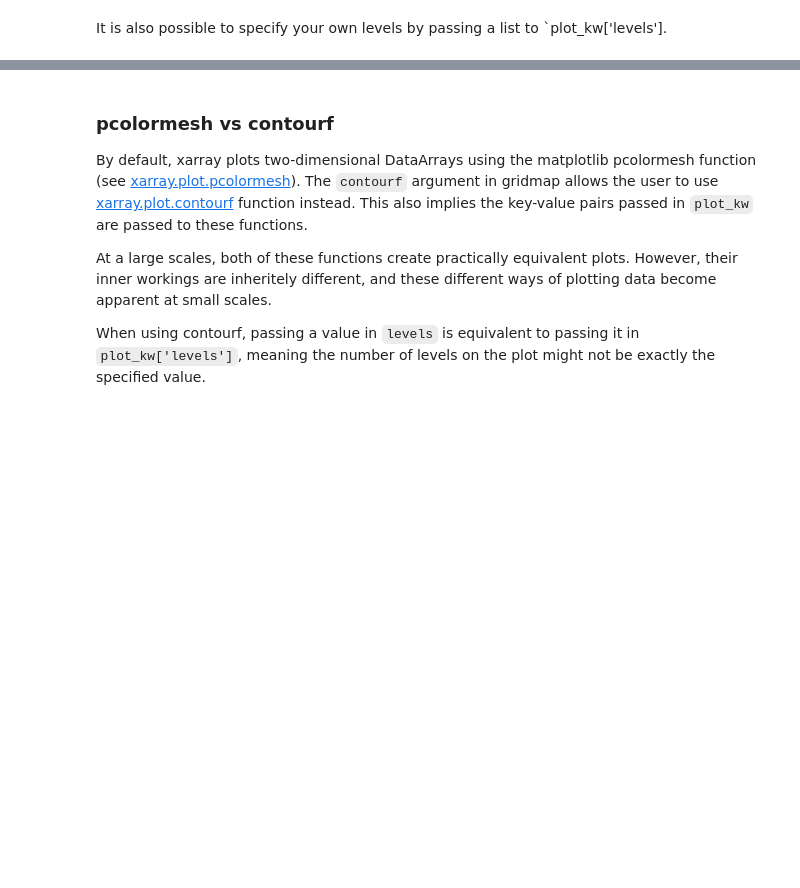
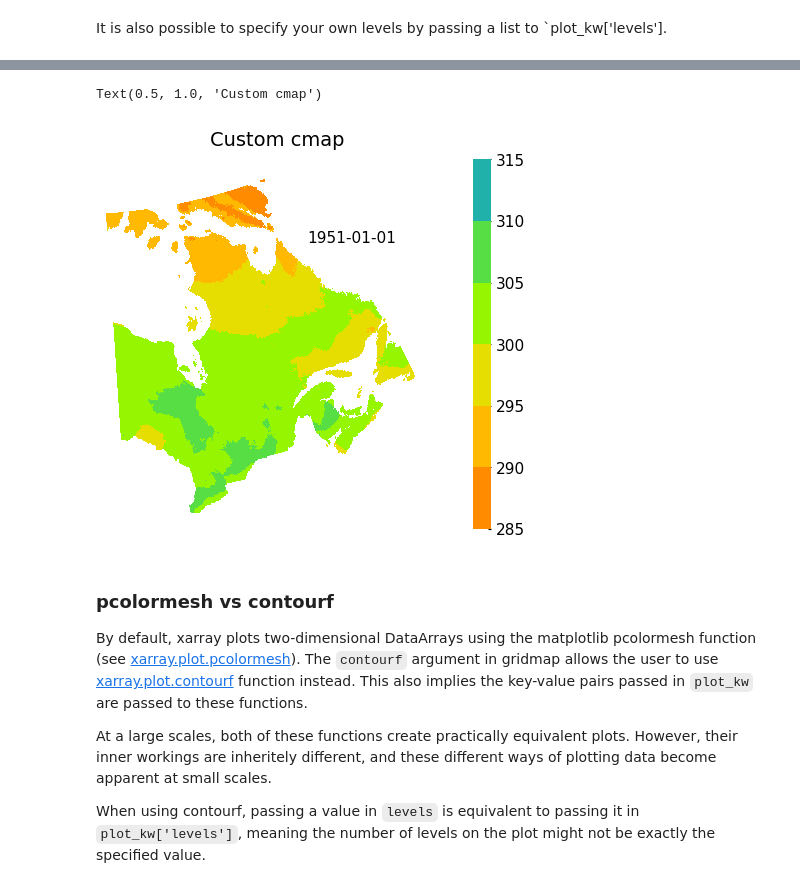
Before and after one commit to Ouranosinc/figanos, a Jupyter notebook: docs/notebooks/figanos_docs.ipynb, the cells around one changed output, grey strips where cells are left out. Saved outputs shown, nothing was run; the diff lists cells and outputs as text; code cells hidden in the pictures; blank space fills up the shorter version.

Commit message:
Added exemple to add custom cmap for issue #79

```diff
--- a/docs/notebooks/figanos_docs.ipynb
+++ b/docs/notebooks/figanos_docs.ipynb
@@ -301,3 +318,14 @@ fg.utils.plot_logo(ax, loc=(0, 0.85), offsetim_kw={'zoom': 0.4})
+# %%
+#Creating custom cmap (refer to https://matplotlib.org/stable/tutorials/colors/colormap-manipulation.html#directly-creating-a-segmented-colormap-from-a-list)
+from matplotlib.colors import LinearSegmentedColormap
+custom_colors =["darkorange", "gold", "lawngreen", "lightseagreen"]
+custom_cmap = LinearSegmentedColormap.from_list("mycmap", custom_colors)
+ax = fg.gridmap(da_pr, projection=projection, divergent=300, cmap=custom_cmap,
+                plot_kw={'levels':8, 'cbar_kwargs':{'label':None}}, show_time=(0.85, 0.8))
+ax.set_title('Custom cmap')
+# %% [output]
+Text(0.5, 1.0, 'Custom cmap')
+[figure, added]
 # %% [markdown]
 ### pcolormesh vs contourf
 
```
Also changed, not shown: parts of 19 cells of this notebook.
